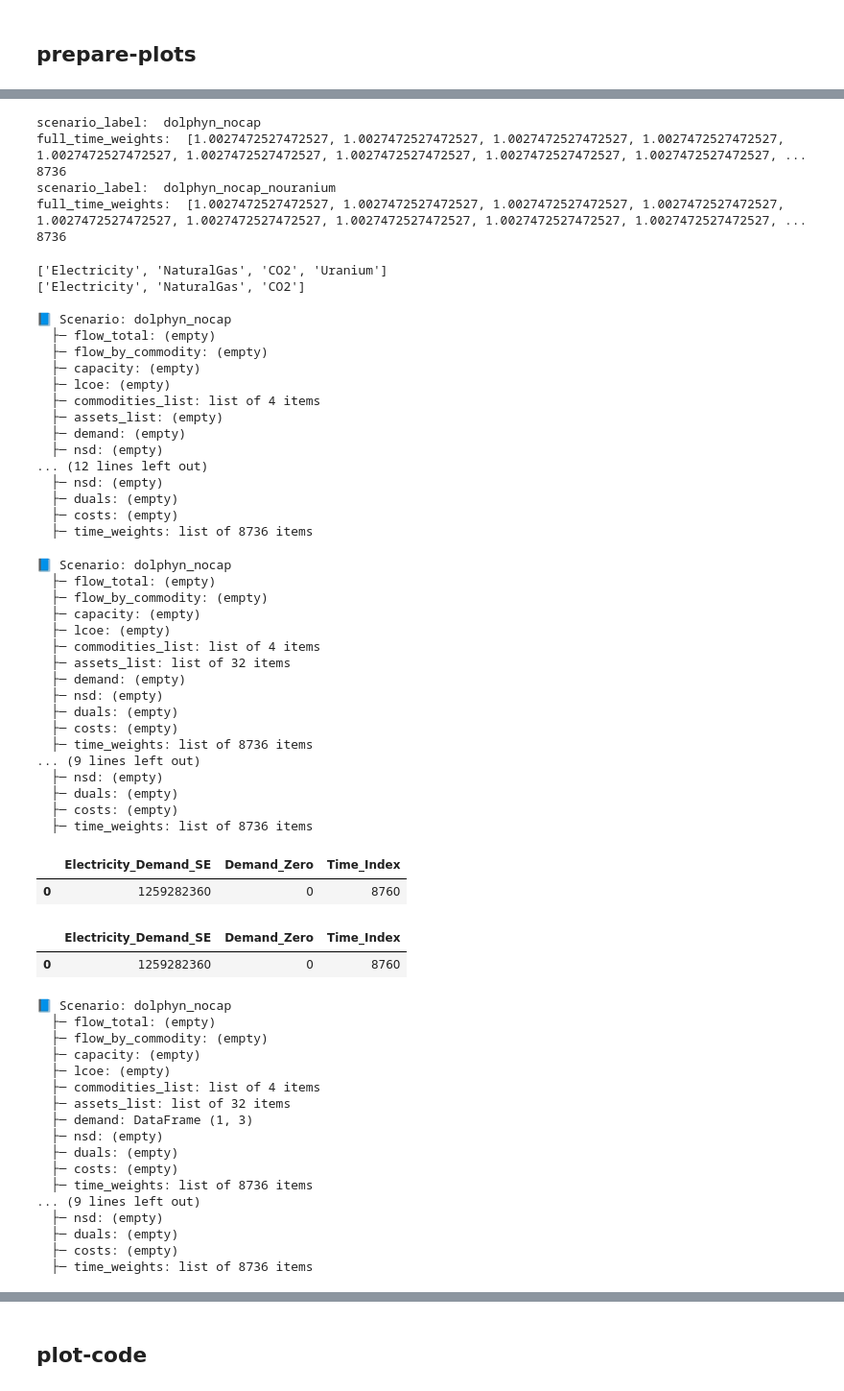
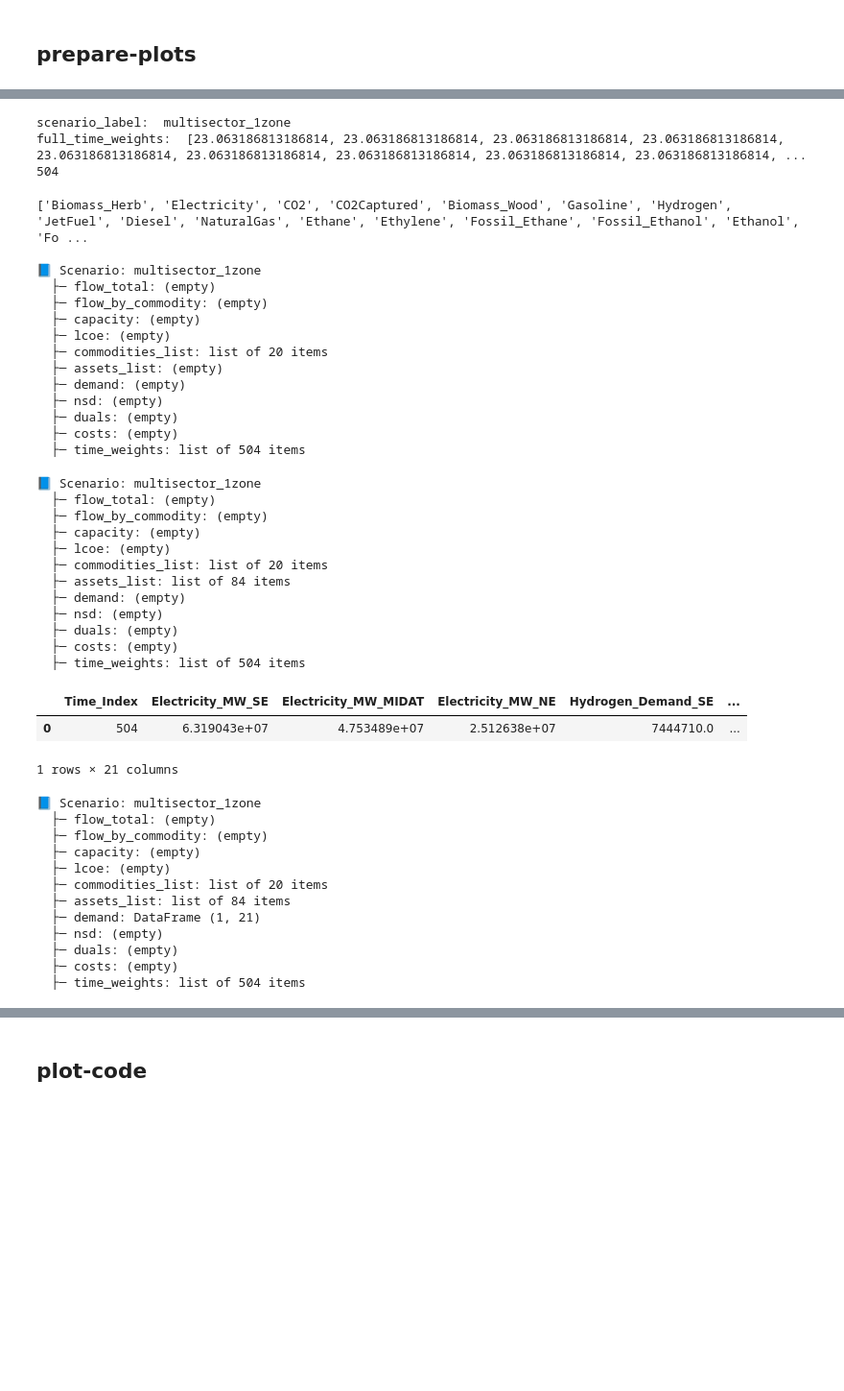
Before and after one commit to acheng1757/MacroEnergy-Abbie.jl, a Jupyter notebook: display_plots/plots.ipynb, the cells around one changed output, grey strips where cells are left out. Shown at 96% size. Drawn from its saved outputs; the diff is of its cells as text; code cells hidden in the pictures; blank space fills up the shorter version.

```diff
--- a/display_plots/plots.ipynb
+++ b/display_plots/plots.ipynb
@@ -7,13 +7,13 @@ import math
 import plotly.graph_objects as go
 from plotly.subplots import make_subplots
 
-scenarios_dict_for_plots = ['dolphyn_nocap','dolphyn_nocap_nouranium']
+scenarios_dict_for_plots = ['multisector_1zone']
 
 load_files_dict = {
-    "dolphyn_nocap": {
-        "folder_name" : "1zone_SE_8736",
+    "multisector_1zone": {
+        "folder_name" : "multisector_1zone",
         "results": "results_001/results",
-        "base_path": "/Users/abbie/MacroEnergy-Abbie.jl/MacroEnergyExamples/dolphyn_conversion"
+        "base_path": "/Users/abbie/MacroEnergy-Abbie.jl/MacroEnergyExamples/ethylene_system"
     },
 }
 zones = ['SE']
@@ -681,12 +676,9 @@ for scenario_label in load_files_dict.keys():
 
     scenario_plot_dict[scenario_label]["time_weights"] = full_time_weights
 # %% [output]
-scenario_label:  dolphyn_nocap
-full_time_weights:  [1.0027472527472527, 1.0027472527472527, 1.0027472527472527, 1.0027472527472527, 1.0027472527472527, 1.0027472527472527, 1.0027472527472527, 1.0027472527472527, 1.0027472527472527, ...
-8736
-scenario_label:  dolphyn_nocap_nouranium
-full_time_weights:  [1.0027472527472527, 1.0027472527472527, 1.0027472527472527, 1.0027472527472527, 1.0027472527472527, 1.0027472527472527, 1.0027472527472527, 1.0027472527472527, 1.0027472527472527, ...
-8736
+scenario_label:  multisector_1zone
+full_time_weights:  [23.063186813186814, 23.063186813186814, 23.063186813186814, 23.063186813186814, 23.063186813186814, 23.063186813186814, 23.063186813186814, 23.063186813186814, 23.063186813186814, ...
+504
 # %%
 # ------------- Add LIST OF COMMODITIES FOR EACH SCENARIO using flow.csv -------------
 for scenario_label in load_files_dict.keys():
@@ -706,23 +698,20 @@ for scenario_label in load_files_dict.keys():
 
 summarize_data_structure(scenario_plot_dict)
 # %% [output]
-['Electricity', 'NaturalGas', 'CO2', 'Uranium']
-['Electricity', 'NaturalGas', 'CO2']
+['Biomass_Herb', 'Electricity', 'CO2', 'CO2Captured', 'Biomass_Wood', 'Gasoline', 'Hydrogen', 'JetFuel', 'Diesel', 'NaturalGas', 'Ethane', 'Ethylene', 'Fossil_Ethane', 'Fossil_Ethanol', 'Ethanol', 'Fo ...
 
-📘 Scenario: dolphyn_nocap
+📘 Scenario: multisector_1zone
   ├─ flow_total: (empty)
   ├─ flow_by_commodity: (empty)
   ├─ capacity: (empty)
   ├─ lcoe: (empty)
-  ├─ commodities_list: list of 4 items
+  ├─ commodities_list: list of 20 items
   ├─ assets_list: (empty)
   ├─ demand: (empty)
   ├─ nsd: (empty)
-... (12 lines left out)
-  ├─ nsd: (empty)
   ├─ duals: (empty)
   ├─ costs: (empty)
-  ├─ time_weights: list of 8736 items
+  ├─ time_weights: list of 504 items
 # %%
 # ------------- Add full LIST OF ASSET ID'S FOR EACH SCENARIO using flows.csv -------------
 for scenario_label in load_files_dict.keys():
@@ -741,64 +730,53 @@ for scenario_label in load_files_dict.keys():
 
 summarize_data_structure(scenario_plot_dict)
 # %% [output]
-📘 Scenario: dolphyn_nocap
+📘 Scenario: multisector_1zone
   ├─ flow_total: (empty)
   ├─ flow_by_commodity: (empty)
   ├─ capacity: (empty)
   ├─ lcoe: (empty)
-  ├─ commodities_list: list of 4 items
-  ├─ assets_list: list of 32 items
+  ├─ commodities_list: list of 20 items
+  ├─ assets_list: list of 84 items
   ├─ demand: (empty)
   ├─ nsd: (empty)
   ├─ duals: (empty)
   ├─ costs: (empty)
-  ├─ time_weights: list of 8736 items
-... (9 lines left out)
-  ├─ nsd: (empty)
-  ├─ duals: (empty)
-  ├─ costs: (empty)
-  ├─ time_weights: list of 8736 items
+  ├─ time_weights: list of 504 items
 # %%
 # ------------- add the demand csv for the sample time period for each scenario using demand fuel.csv -------------
 for scenario_label in load_files_dict.keys():
     base_path = Path(load_files_dict[scenario_label]["base_path"])
     folder_name = load_files_dict[scenario_label]["folder_name"]
     results = load_files_dict[scenario_label]["results"]
 
-    path = base_path / folder_name / "system" / "demand.csv"
+    path = base_path / folder_name / "system" / "demand_nameformat.csv"
 
     # Load file and extract unique commodities
     df = pd.read_csv(path)
 
     df_sums = pd.DataFrame(df.sum()).T
     df_sums['Time_Index'] = len(df)
     display(df_sums)
 
     scenario_plot_dict[scenario_label]["demand"] = df_sums
 
 summarize_data_structure(scenario_plot_dict)
 # %% [output]
-|  | Electricity_Demand_SE | Demand_Zero | Time_Index |
-| 0 | 1259282360 | 0 | 8760 |
+|  | Time_Index | Electricity_MW_SE | Electricity_MW_MIDAT | Electricity_MW_NE | Hydrogen_Demand_SE | ... |
+| 0 | 504 | 6.319043e+07 | 4.753489e+07 | 2.512638e+07 | 7444710.0 | ... |
-|  | Electricity_Demand_SE | Demand_Zero | Time_Index |
-| 0 | 1259282360 | 0 | 8760 |
-📘 Scenario: dolphyn_nocap
-  ├─ flow_total: (empty)
-  ├─ flow_by_commodity: (empty)
-  ├─ capacity: (empty)
-  ├─ lcoe: (empty)
-  ├─ commodities_list: list of 4 items
-  ├─ assets_list: list of 32 items
-  ├─ demand: DataFrame (1, 3)
-  ├─ nsd: (empty)
-  ├─ duals: (empty)
-  ├─ costs: (empty)
-  ├─ time_weights: list of 8736 items
-... (9 lines left out)
-  ├─ nsd: (empty)
-  ├─ duals: (empty)
-  ├─ costs: (empty)
-  ├─ time_weights: list of 8736 items
+1 rows × 21 columns
+📘 Scenario: multisector_1zone
+  ├─ flow_total: (empty)
+  ├─ flow_by_commodity: (empty)
+  ├─ capacity: (empty)
+  ├─ lcoe: (empty)
+  ├─ commodities_list: list of 20 items
+  ├─ assets_list: list of 84 items
+  ├─ demand: DataFrame (1, 21)
+  ├─ nsd: (empty)
+  ├─ duals: (empty)
+  ├─ costs: (empty)
+  ├─ time_weights: list of 504 items
 # %%
 # ------------- add the NSD for the sampled time period for each scenario with nse.csv from get_results.jl -------------
 for scenario_label in load_files_dict.keys():
```
Also changed, not shown: parts of 19 cells of this notebook, 1 other file.
